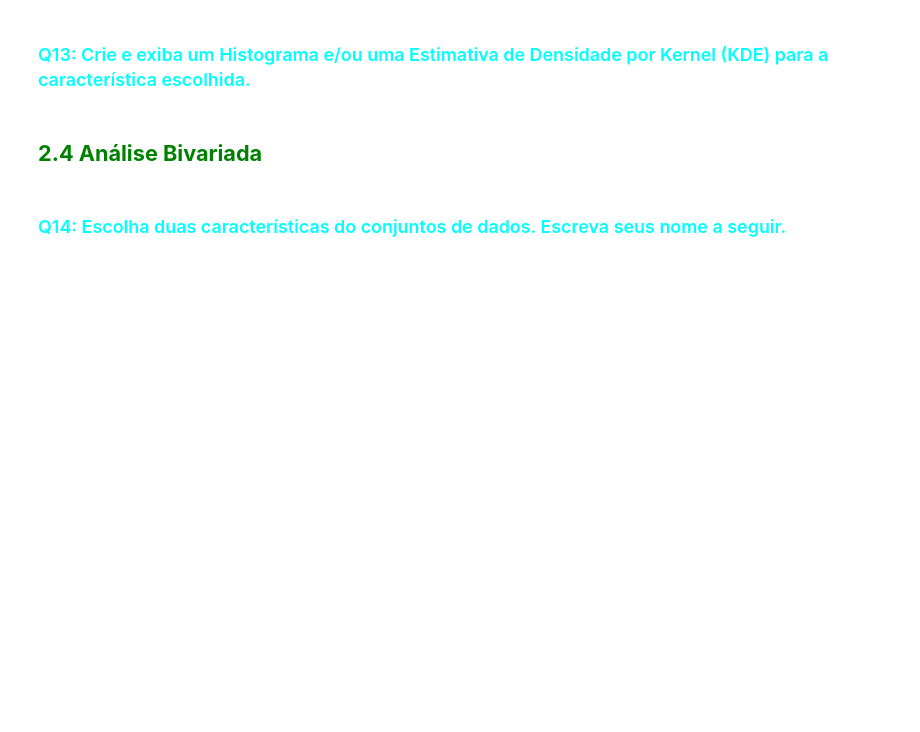
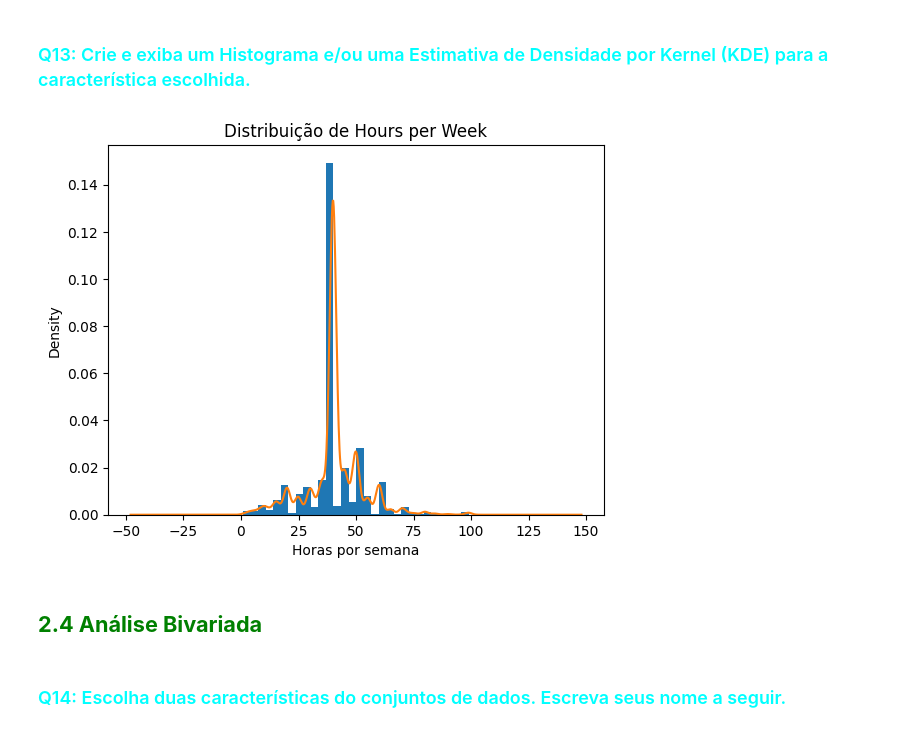
Before and after one commit to AntonioF2/C206-L3, a Jupyter notebook: C318_2026_1_Atividade_02_Enunciado.ipynb, the cells around one changed output. Drawn from its saved outputs; the diff is of its cells as text; code cells hidden in the pictures; blank space fills up the shorter version.

```diff
--- a/C318_2026_1_Atividade_02_Enunciado.ipynb
+++ b/C318_2026_1_Atividade_02_Enunciado.ipynb
@@ -82,5 +228,15 @@ df
 # %% [markdown]
 ### <font color='cyan'> Q13: Crie e exiba um Histograma e/ou uma Estimativa de Densidade por Kernel (KDE) para a característica escolhida.</font>
+# %%
+df['hours-per-week'].plot(kind='hist', bins=30, density=True)
+
+df['hours-per-week'].plot(kind='kde')
+
+plt.title("Distribuição de Hours per Week")
+plt.xlabel("Horas por semana")
+plt.show()
+# %% [output]
+[figure, added]
 # %% [markdown]
 ## <font color='green'>**2.4 Análise Bivariada**</font>
 # %% [markdown]
```
Also changed, not shown: parts of 23 cells of this notebook.
